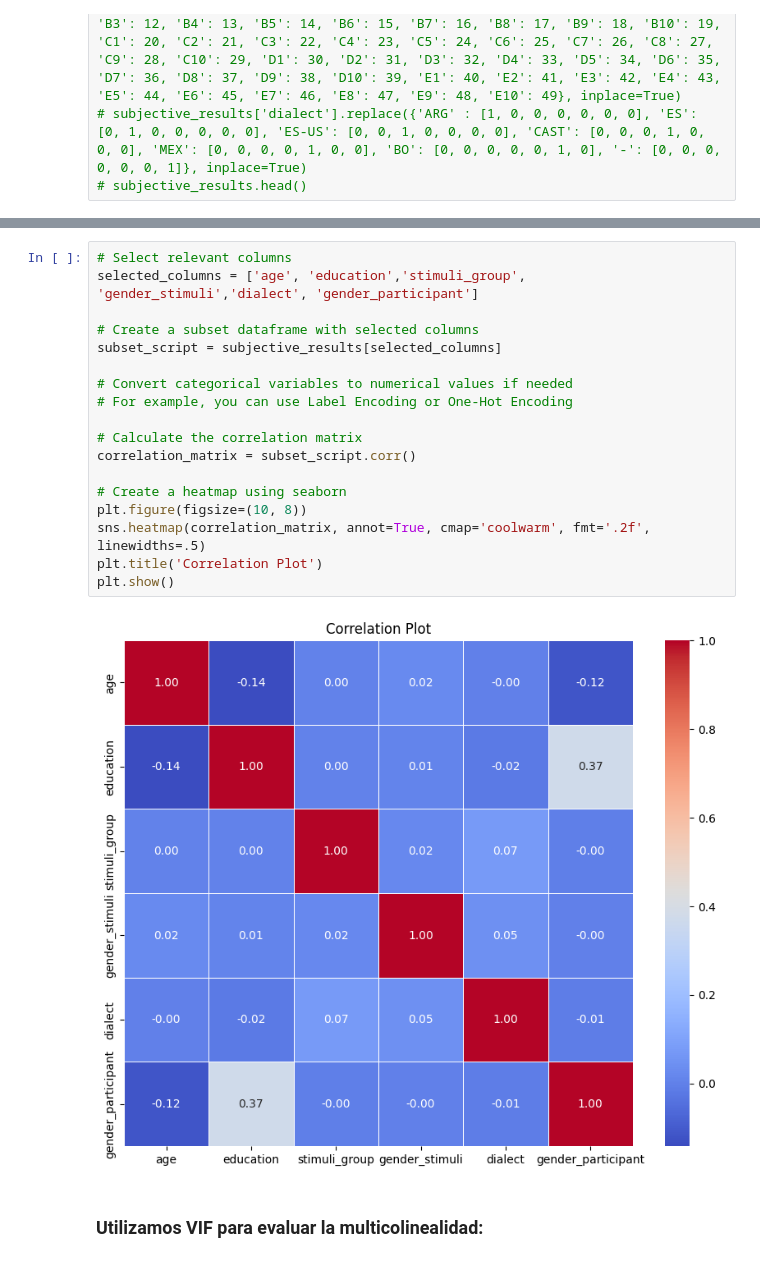
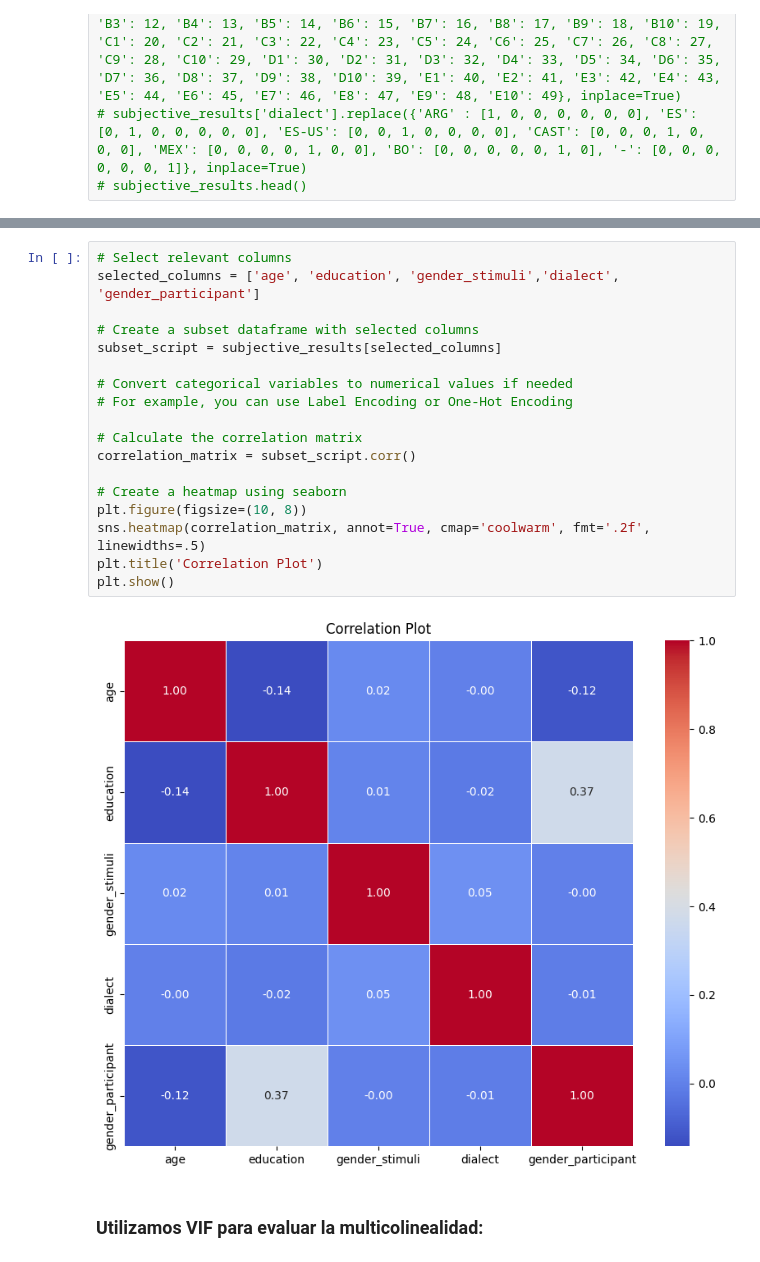
Before and after one commit to asosawelford/tesis, a Jupyter notebook: analysis/exploratory_analysis.ipynb, the cells around one changed output, grey strips where cells are left out. Saved outputs shown, nothing was run; the diff lists cells and outputs as text.

```diff
--- a/analysis/exploratory_analysis.ipynb
+++ b/analysis/exploratory_analysis.ipynb
@@ -550,24 +547,24 @@ subjective_results.head()
 | 4 | vj735xlt2yj805wyn5rimq | 59 | 0 | AR | Buenos Aires | 2 | NaN | /home/udesa_ubuntu/tesis/frontend... | ... |
 # %%
 # Select relevant columns
-selected_columns = ['age', 'education','stimuli_group', 'gender_stimuli','dialect', 'gender_participant']
+selected_columns = ['age', 'education', 'gender_stimuli','dialect', 'gender_participant']
 
 # Create a subset dataframe with selected columns
 subset_script = subjective_results[selected_columns]
 
 # Convert categorical variables to numerical values if needed
 # For example, you can use Label Encoding or One-Hot Encoding
 
 # Calculate the correlation matrix
 correlation_matrix = subset_script.corr()
 
 # Create a heatmap using seaborn
 plt.figure(figsize=(10, 8))
 sns.heatmap(correlation_matrix, annot=True, cmap='coolwarm', fmt='.2f', linewidths=.5)
 plt.title('Correlation Plot')
 plt.show()
 # %% [output]
-[figure, old version]
+[figure, new version]
 # %% [markdown]
 ### Utilizamos VIF para evaluar la multicolinealidad:
 # %%
```
Also changed, not shown: parts of 3 cells of this notebook, 7 other files.
